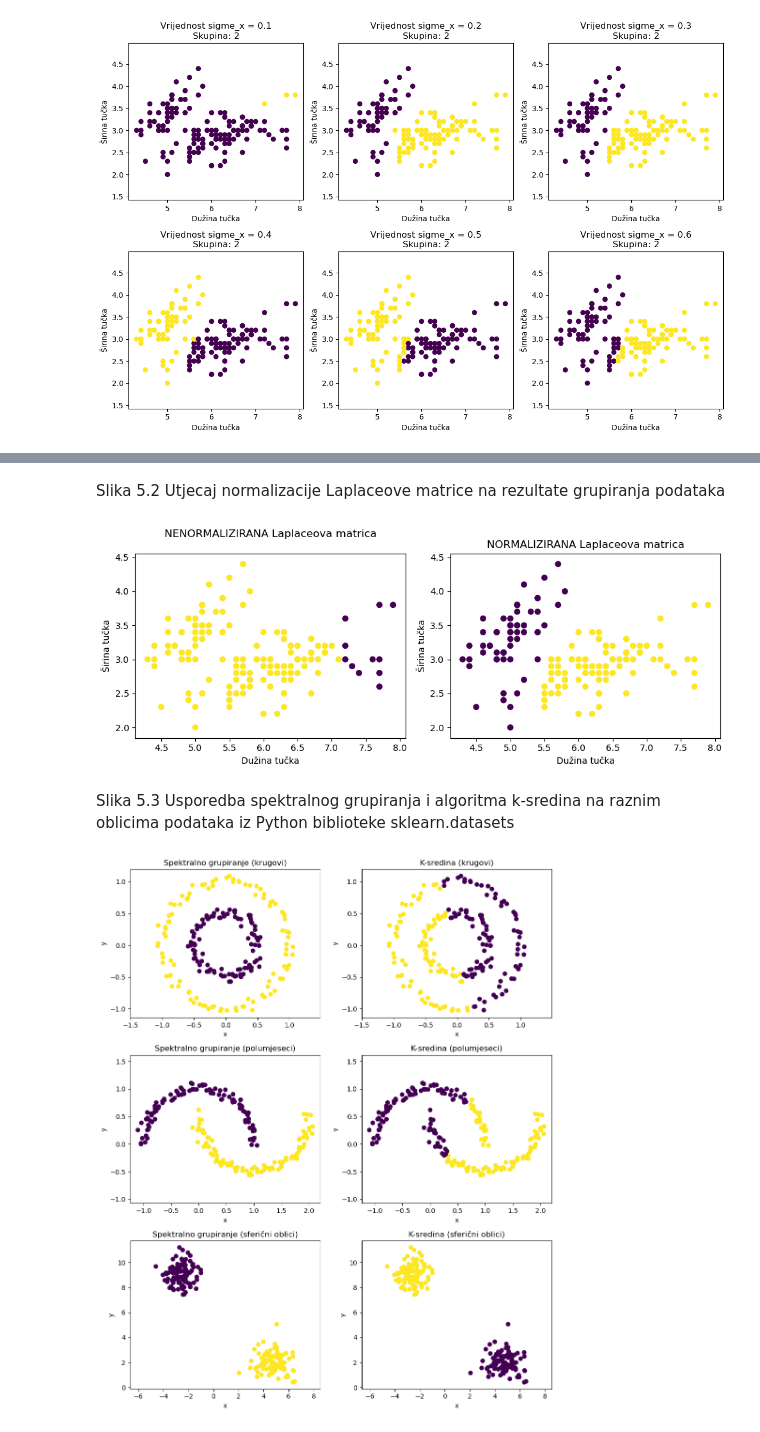
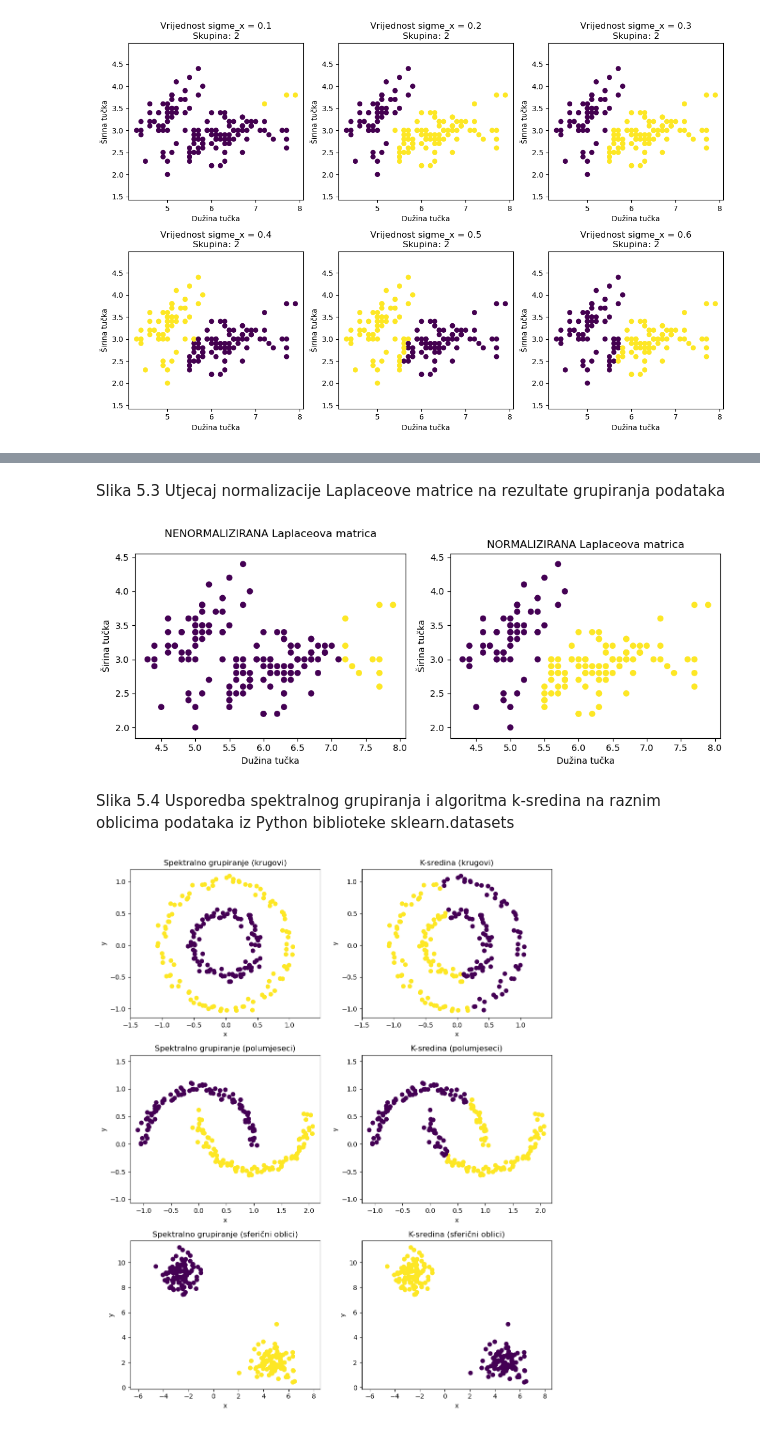
Before and after one commit to antoniamstr1/diplomski_rad, a Jupyter notebook: Spektralno_grupiranje.ipynb, the cells around one changed output, grey strips where cells are left out. Saved outputs shown, nothing was run; the diff lists cells and outputs as text; code cells hidden in the pictures.

```diff
--- a/Spektralno_grupiranje.ipynb
+++ b/Spektralno_grupiranje.ipynb
@@ -849,34 +911,36 @@ plt.show()
 # %% [markdown]
-Slika 5.2 Utjecaj normalizacije Laplaceove matrice na rezultate grupiranja podataka
+Slika 5.3 Utjecaj normalizacije Laplaceove matrice na rezultate grupiranja podataka
 # %%
 """ vizualizacija rezultata normalizirane i nenormalizirane Laplaceove matrice """
 plt.figure(figsize=(10, 4))
 # Nenormalizirana Laplaceova matrica
 sc_sigma_x_nenorm = SpectralClustering(x_iris)
 sc_sigma_x_nenorm.pipeline(sigma=0.3, normalized=False)
+sc_sigma_x_nenorm.clusters = [1 - x for x in sc_sigma_x_nenorm.clusters]
+
 plt.subplot(1, 2, 1)
 plt.scatter(x_iris[:, 0], x_iris[:, 1], c=sc_sigma_x_nenorm.clusters, cmap='viridis')
 plt.title(f'NENORMALIZIRANA Laplaceova matrica\n')
 plt.xlabel('Dužina tučka')
 plt.ylabel('Širina tučka')
 plt.axis('equal')
 
 # Normalizirana Laplaceova matrica
 sc_sigma_x_norm = SpectralClustering(x_iris)
 sc_sigma_x_norm.pipeline(sigma=0.3)
 plt.subplot(1, 2, 2)
 plt.scatter(x_iris[:, 0], x_iris[:, 1], c=sc_sigma_x_norm.clusters, cmap='viridis')
 plt.title(f'NORMALIZIRANA Laplaceova matrica')
 plt.xlabel('Dužina tučka')
 plt.ylabel('Širina tučka')
 plt.axis('equal')
 
 plt.tight_layout()
 plt.show()
 # %% [output]
-[figure, old version]
+[figure, new version]
 # %% [markdown]
-Slika 5.3 Usporedba spektralnog grupiranja i algoritma k-sredina na raznim oblicima podataka iz Python biblioteke sklearn.datasets
+Slika 5.4 Usporedba spektralnog grupiranja i algoritma k-sredina na raznim oblicima podataka iz Python biblioteke sklearn.datasets
 # %%
 """ prva usporedba: koncentrični krugovi """
 X1, _ = make_circles(n_samples=200, factor=0.5, noise=0.05, random_state=42)
```
Also changed, not shown: parts of 24 cells of this notebook, 2 other files.
